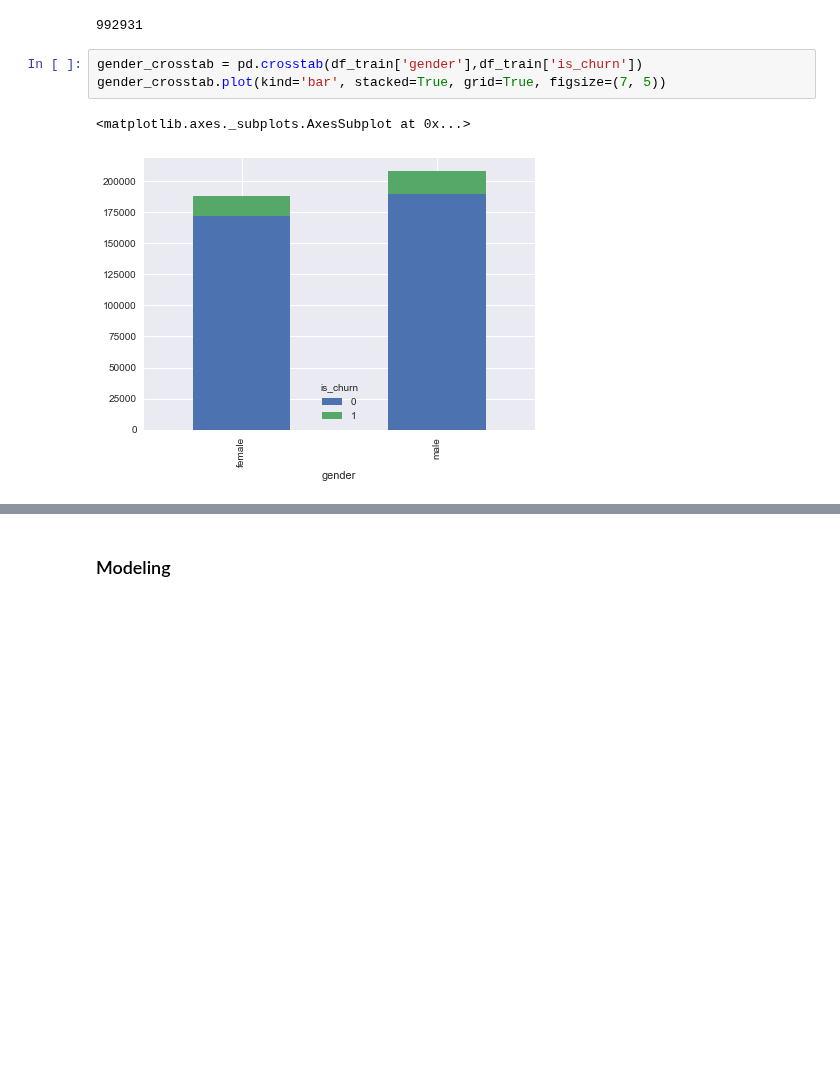
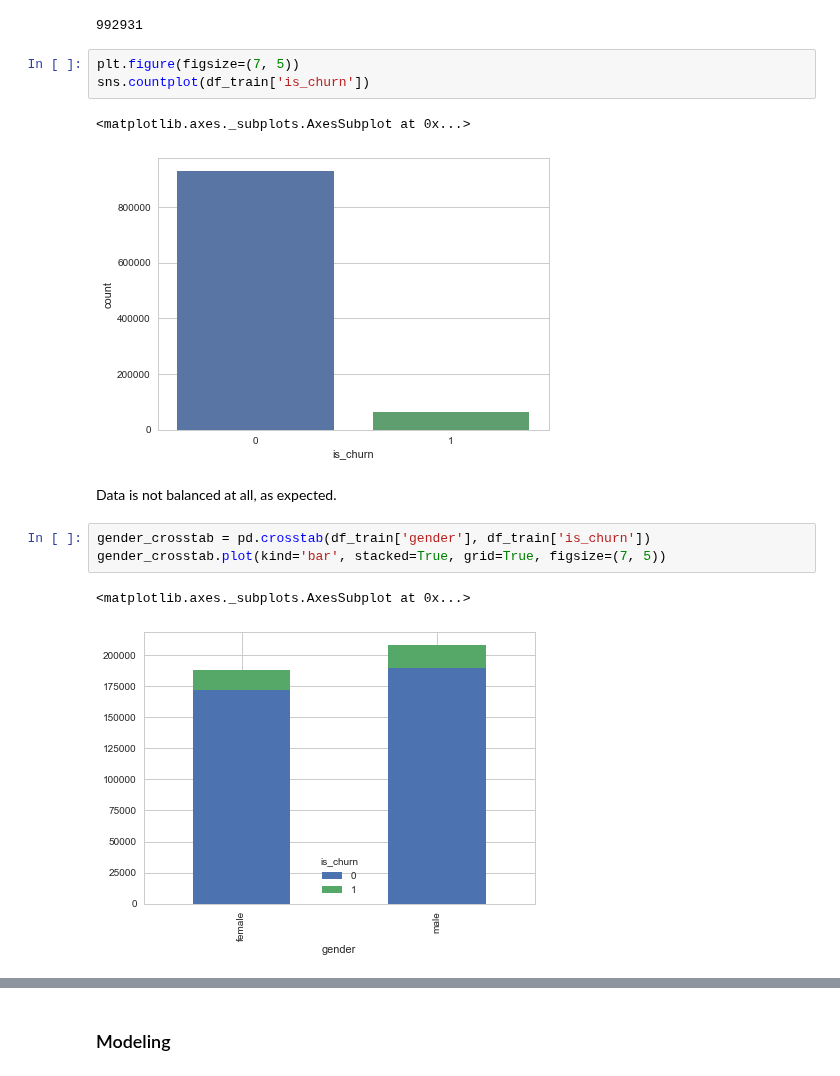
Before and after one commit to paulaceccon/ml-playground, a Jupyter notebook: Kernels/KBox's Churn Prediction Challenge.ipynb, the cells around one changed output, grey strips where cells are left out. Drawn from its saved outputs; the diff is of its cells as text; blank space fills up the shorter version.

```diff
--- a/Kernels/KBox's Churn Prediction Challenge.ipynb
+++ b/Kernels/KBox's Churn Prediction Challenge.ipynb
@@ -99,8 +211,16 @@ df_train['last_transaction_since_init'] = (df_train['transaction_date']-df_train
 df_train['msno'].nunique()
 # %% [output]
 992931
+# %%
+plt.figure(figsize=(7, 5))
+sns.countplot(df_train['is_churn'])
+# %% [output]
+<matplotlib.axes._subplots.AxesSubplot at 0x...>
+[figure, added]
+# %% [markdown]
+Data is not balanced at all, as expected.
 # %%
-gender_crosstab = pd.crosstab(df_train['gender'],df_train['is_churn'])
+gender_crosstab = pd.crosstab(df_train['gender'], df_train['is_churn'])
 gender_crosstab.plot(kind='bar', stacked=True, grid=True, figsize=(7, 5))
 # %% [output]
 <matplotlib.axes._subplots.AxesSubplot at 0x...>
```
Also changed, not shown: parts of 52 cells of this notebook.
